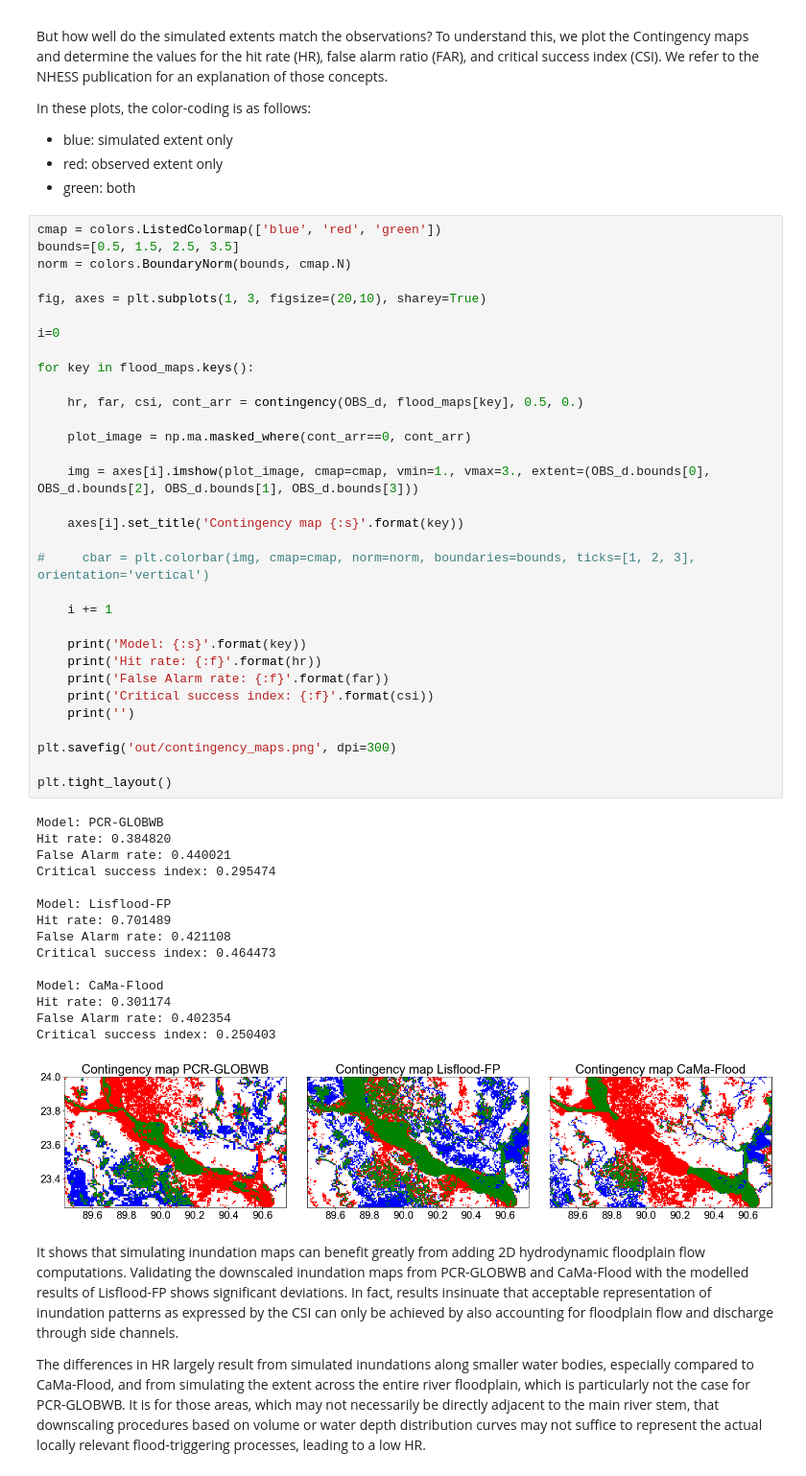
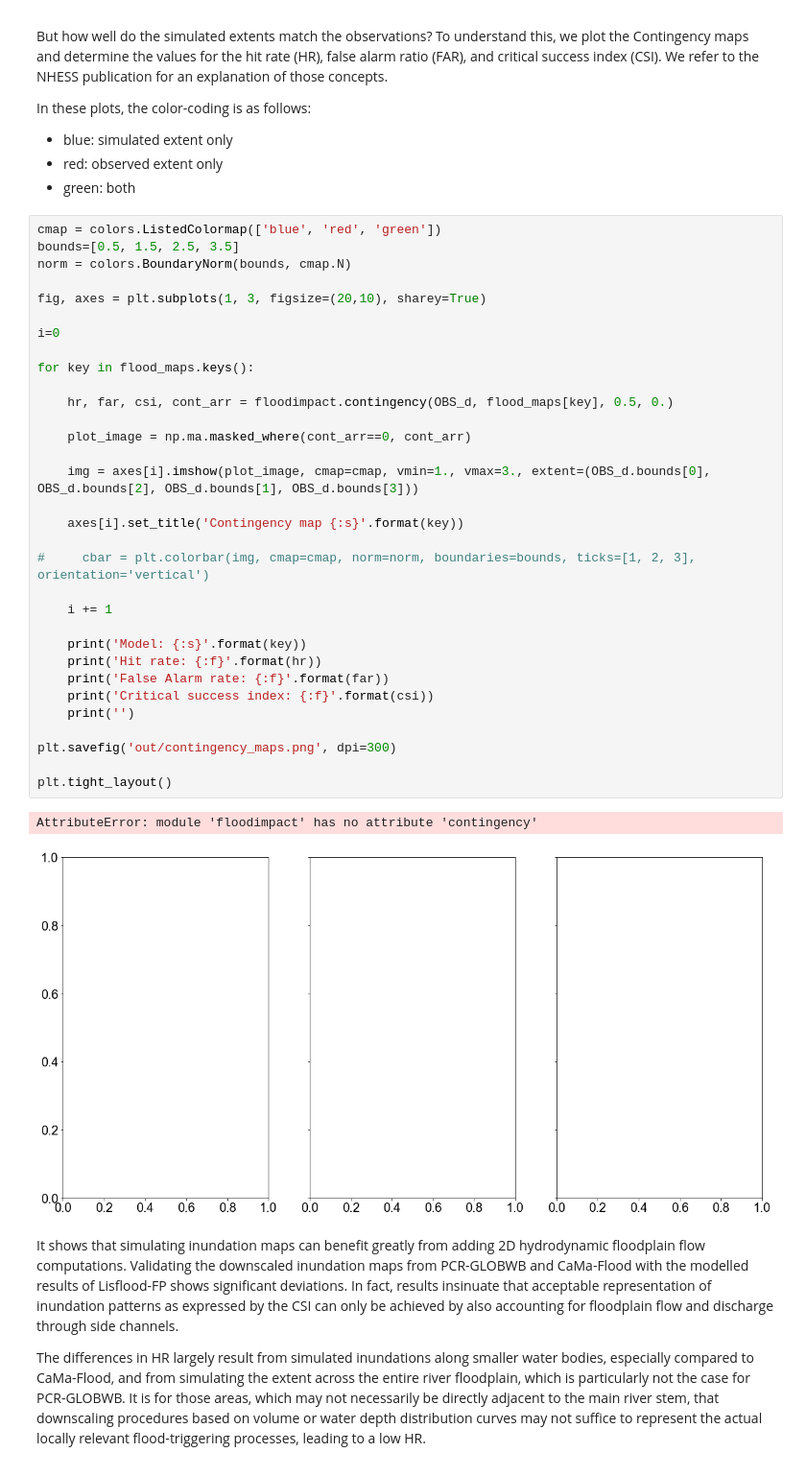
Before and after one commit to JannisHoch/floodImpact, a Jupyter notebook: analysis.ipynb, the cells around one changed output. Shown at 96% size. Drawn from its saved outputs; the diff is of its cells as text.

Commit message:
added code to floodimpact package

```diff
--- a/analysis.ipynb
+++ b/analysis.ipynb
@@ -241,49 +164,36 @@ cmap = colors.ListedColormap(['blue', 'red', 'green'])
 bounds=[0.5, 1.5, 2.5, 3.5]
 norm = colors.BoundaryNorm(bounds, cmap.N)
 
 fig, axes = plt.subplots(1, 3, figsize=(20,10), sharey=True)
 
 i=0
 
 for key in flood_maps.keys():
 
-    hr, far, csi, cont_arr = contingency(OBS_d, flood_maps[key], 0.5, 0.)
+    hr, far, csi, cont_arr = floodimpact.contingency(OBS_d, flood_maps[key], 0.5, 0.)
 
     plot_image = np.ma.masked_where(cont_arr==0, cont_arr)
 
     img = axes[i].imshow(plot_image, cmap=cmap, vmin=1., vmax=3., extent=(OBS_d.bounds[0], OBS_d.bounds[2], OBS_d.bounds[1], OBS_d.bounds[3]))
 
     axes[i].set_title('Contingency map {:s}'.format(key))
 
 #     cbar = plt.colorbar(img, cmap=cmap, norm=norm, boundaries=bounds, ticks=[1, 2, 3], orientation='vertical')
 
     i += 1
 
     print('Model: {:s}'.format(key))
     print('Hit rate: {:f}'.format(hr))
     print('False Alarm rate: {:f}'.format(far))
     print('Critical success index: {:f}'.format(csi))
     print('')
 
 plt.savefig('out/contingency_maps.png', dpi=300)
 
 plt.tight_layout()
 # %% [output]
-Model: PCR-GLOBWB
-Hit rate: 0.384820
-False Alarm rate: 0.440021
-Critical success index: 0.295474
-
-Model: Lisflood-FP
-Hit rate: 0.701489
-False Alarm rate: 0.421108
-Critical success index: 0.464473
-
-Model: CaMa-Flood
-Hit rate: 0.301174
-False Alarm rate: 0.402354
-Critical success index: 0.250403
+AttributeError: module 'floodimpact' has no attribute 'contingency'
-[figure, old version]
+[figure, new version]
 # %% [markdown]
 It shows that simulating inundation maps can benefit greatly from adding 2D hydrodynamic floodplain flow computations. Validating the downscaled inundation maps from PCR-GLOBWB and CaMa-Flood with the modelled results of Lisflood-FP shows significant deviations. In fact, results insinuate that acceptable representation of inundation patterns as expressed by the CSI can only be achieved by also accounting for floodplain flow and discharge through side channels.
 
```
Also changed, not shown: parts of 22 cells of this notebook, 7 other files.
